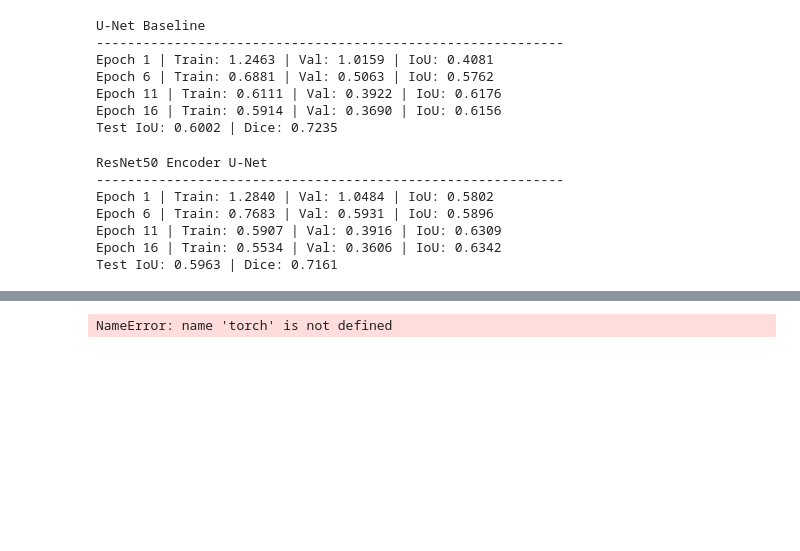
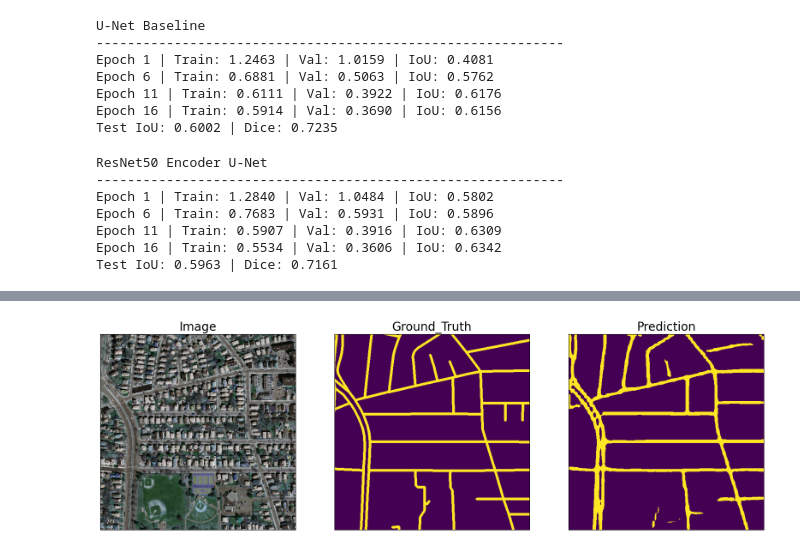
Before and after one commit to Epoch-2026-2027/Learning_Phase, a Jupyter notebook: CoreTask2/Segmentation/road-segmentation.ipynb, the cells around one changed output, grey strips where cells are left out. Cells and saved outputs as stored; diff of their text form; code cells hidden in the pictures; blank space fills up the shorter version.

```diff
--- a/CoreTask2/Segmentation/road-segmentation.ipynb
+++ b/CoreTask2/Segmentation/road-segmentation.ipynb
@@ -368,13 +381,13 @@ DeepLabV3
 # %%
 @torch.no_grad()
 def predict_sample(model, dataset):
     model.eval()
     img, mask = dataset[random.randint(0, len(dataset)-1)]
     pred = (torch.sigmoid(model(img.unsqueeze(0).to(device))) > 0.5).float().squeeze().cpu().numpy()
     img_vis = img.permute(1,2,0).numpy()
     img_vis = (img_vis * np.array([0.229,0.224,0.225]) + np.array([0.485,0.456,0.406])).clip(0,1)
     visualize(image=img_vis, ground_truth=mask.squeeze().numpy(), prediction=pred)
 
-predict_sample(resunet, test_dataset)
+predict_sample(deeplab , test_dataset)
 # %% [output]
-NameError: name 'torch' is not defined
+[figure, added]
```
Also changed, not shown: parts of 4 cells of this notebook, 3 other files.
